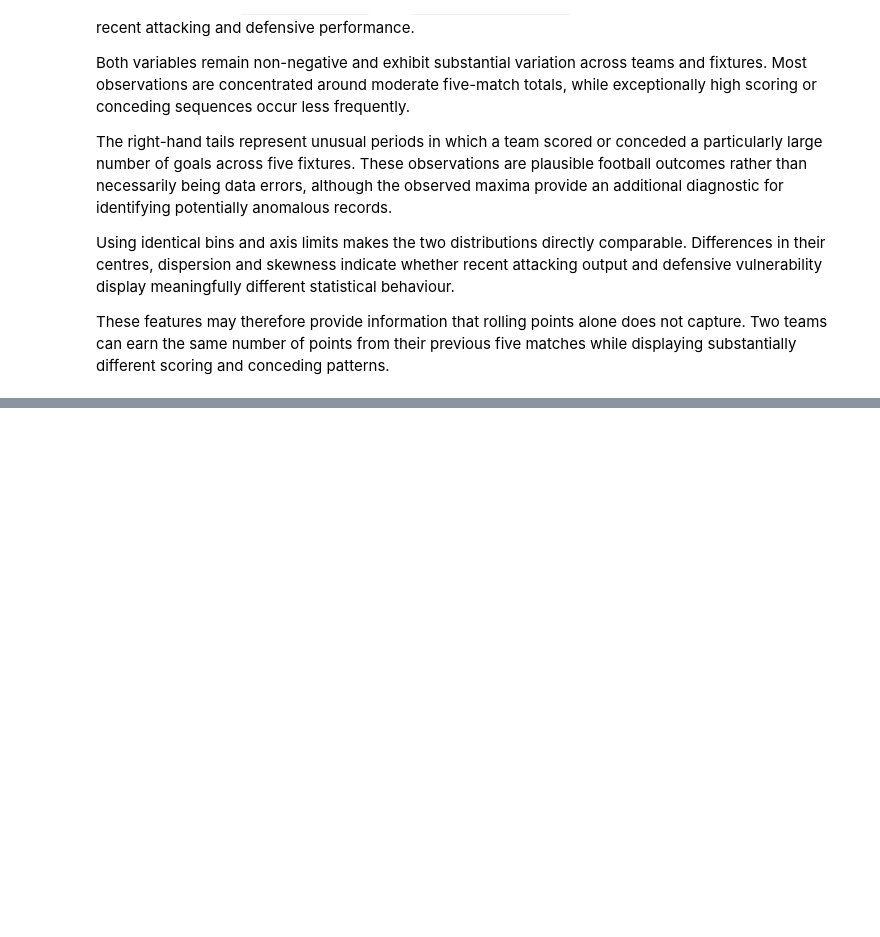
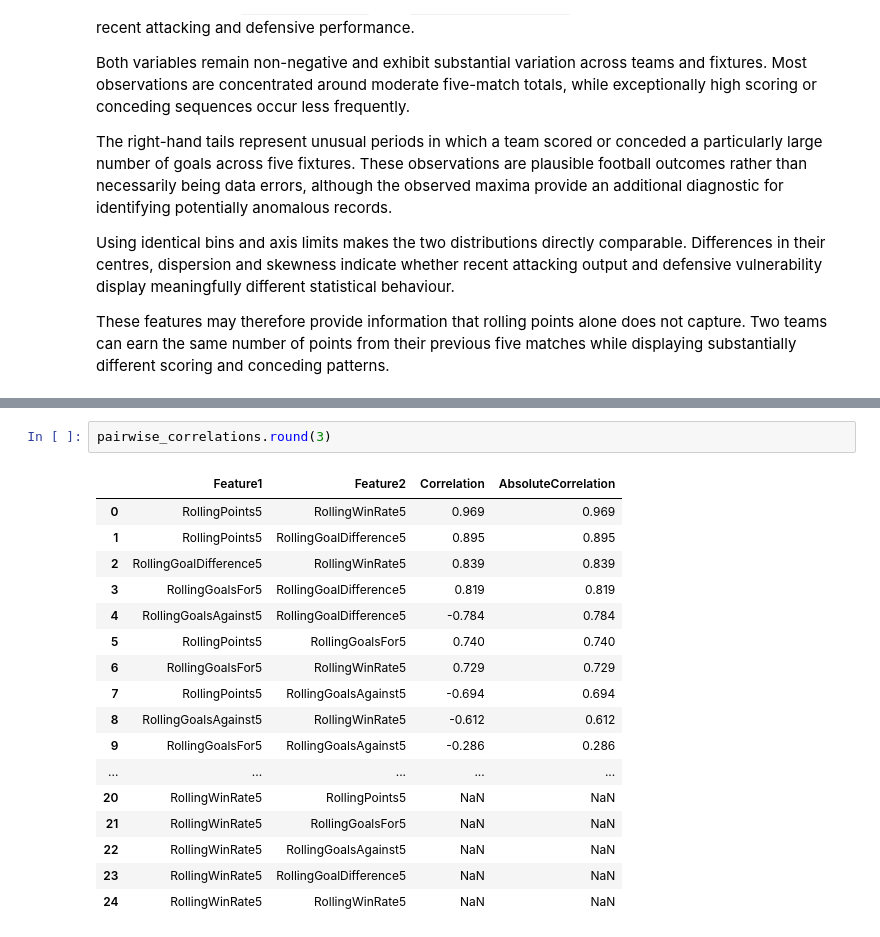
Before and after one commit to kieranforkan/premier-league-probability-engine, a Jupyter notebook: notebooks/02_feature_engineering.ipynb, the cells around one changed output, grey strips where cells are left out. Cells and saved outputs as stored; diff of their text form; blank space fills up the shorter version.

```diff
--- a/notebooks/02_feature_engineering.ipynb
+++ b/notebooks/02_feature_engineering.ipynb
@@ -2611,0 +3199,20 @@ These features may therefore provide information that rolling points alone does
+# %%
+pairwise_correlations.round(3)
+# %% [output]
+|  | Feature1 | Feature2 | Correlation | AbsoluteCorrelation |
+| 0 | RollingPoints5 | RollingWinRate5 | 0.969 | 0.969 |
+| 1 | RollingPoints5 | RollingGoalDifference5 | 0.895 | 0.895 |
+| 2 | RollingGoalDifference5 | RollingWinRate5 | 0.839 | 0.839 |
+| 3 | RollingGoalsFor5 | RollingGoalDifference5 | 0.819 | 0.819 |
+| 4 | RollingGoalsAgainst5 | RollingGoalDifference5 | -0.784 | 0.784 |
+| 5 | RollingPoints5 | RollingGoalsFor5 | 0.740 | 0.740 |
+| 6 | RollingGoalsFor5 | RollingWinRate5 | 0.729 | 0.729 |
+| 7 | RollingPoints5 | RollingGoalsAgainst5 | -0.694 | 0.694 |
+| 8 | RollingGoalsAgainst5 | RollingWinRate5 | -0.612 | 0.612 |
+| 9 | RollingGoalsFor5 | RollingGoalsAgainst5 | -0.286 | 0.286 |
+| ... | ... | ... | ... | ... |
+| 20 | RollingWinRate5 | RollingPoints5 | NaN | NaN |
+| 21 | RollingWinRate5 | RollingGoalsFor5 | NaN | NaN |
+| 22 | RollingWinRate5 | RollingGoalsAgainst5 | NaN | NaN |
+| 23 | RollingWinRate5 | RollingGoalDifference5 | NaN | NaN |
+| 24 | RollingWinRate5 | RollingWinRate5 | NaN | NaN |
```
Also changed, not shown: parts of 11 cells of this notebook.
